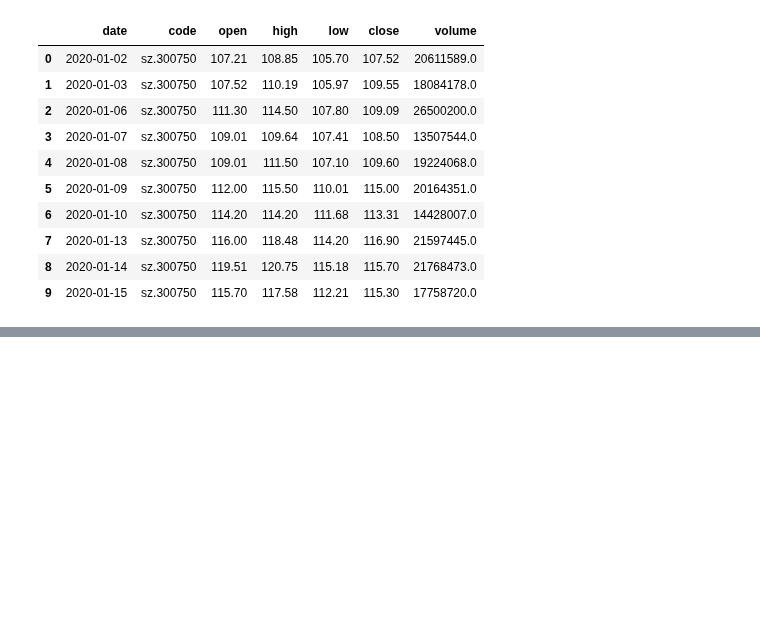
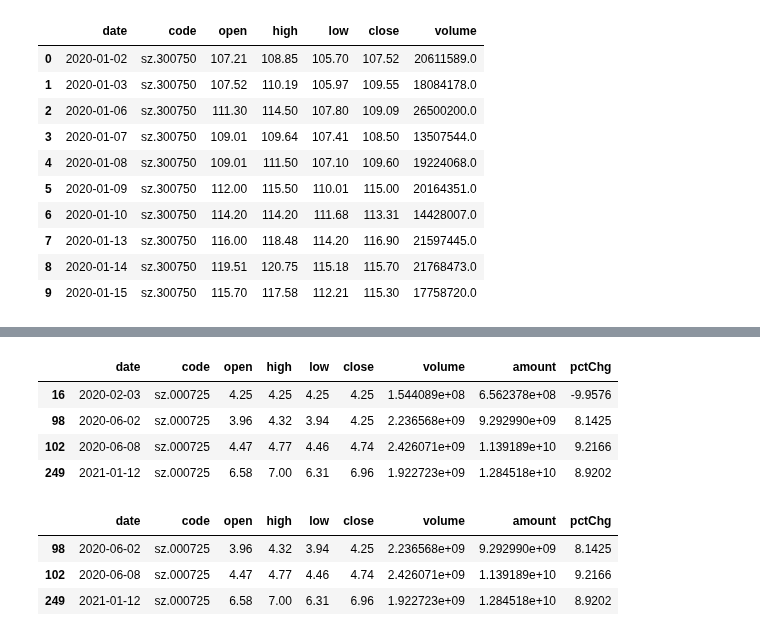
Before and after one commit to ysy2025/Quant, a Jupyter notebook: QuantPractice/量化交易之路-pandas2.ipynb, the cells around one changed output, grey strips where cells are left out. Cells and saved outputs as stored; diff of their text form; code cells hidden in the pictures; blank space fills up the shorter version.

```diff
--- a/QuantPractice/量化交易之路-pandas2.ipynb
+++ b/QuantPractice/量化交易之路-pandas2.ipynb
@@ -166,0 +235,8 @@ iloc也是切割,先行后列,用数字就可以了
+# %%
+mt[np.abs(mt.pctChg) > 8]
+# %% [output]
+|  | date | code | open | high | low | close | volume | amount | pctChg |
+| 16 | 2020-02-03 | sz.000725 | 4.25 | 4.25 | 4.25 | 4.25 | 1.544089e+08 | 6.562378e+08 | -9.9576 |
+| 98 | 2020-06-02 | sz.000725 | 3.96 | 4.32 | 3.94 | 4.25 | 2.236568e+09 | 9.292990e+09 | 8.1425 |
+| 102 | 2020-06-08 | sz.000725 | 4.47 | 4.77 | 4.46 | 4.74 | 2.426071e+09 | 1.139189e+10 | 9.2166 |
+| 249 | 2021-01-12 | sz.000725 | 6.58 | 7.00 | 6.31 | 6.96 | 1.922723e+09 | 1.284518e+10 | 8.9202 |
@@ -166,0 +247,7 @@ iloc也是切割,先行后列,用数字就可以了
+# %%
+mt3
+# %% [output]
+|  | date | code | open | high | low | close | volume | amount | pctChg |
+| 98 | 2020-06-02 | sz.000725 | 3.96 | 4.32 | 3.94 | 4.25 | 2.236568e+09 | 9.292990e+09 | 8.1425 |
+| 102 | 2020-06-08 | sz.000725 | 4.47 | 4.77 | 4.46 | 4.74 | 2.426071e+09 | 1.139189e+10 | 9.2166 |
+| 249 | 2021-01-12 | sz.000725 | 6.58 | 7.00 | 6.31 | 6.96 | 1.922723e+09 | 1.284518e+10 | 8.9202 |
```
Also changed, not shown: parts of 16 cells of this notebook, 2 other files.
